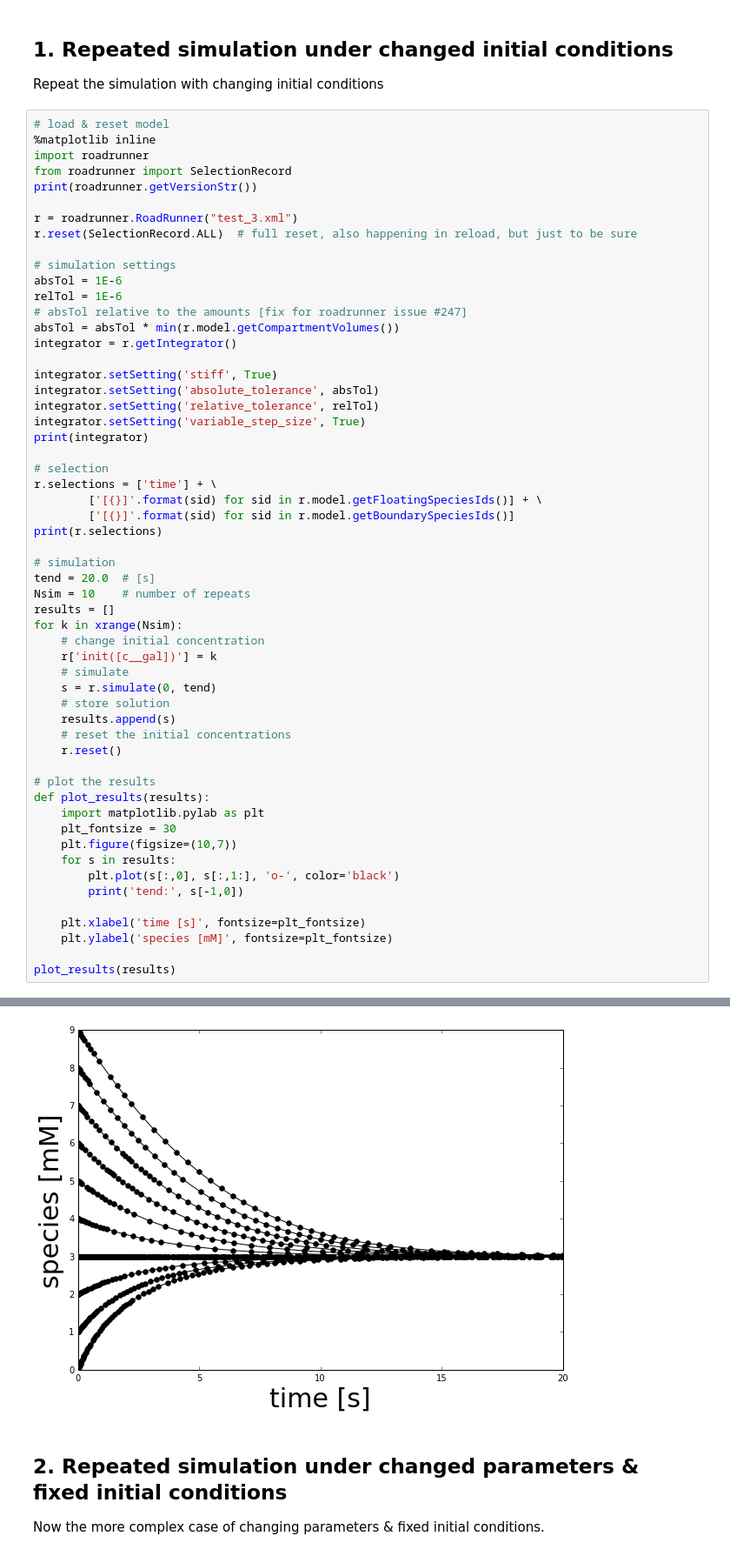
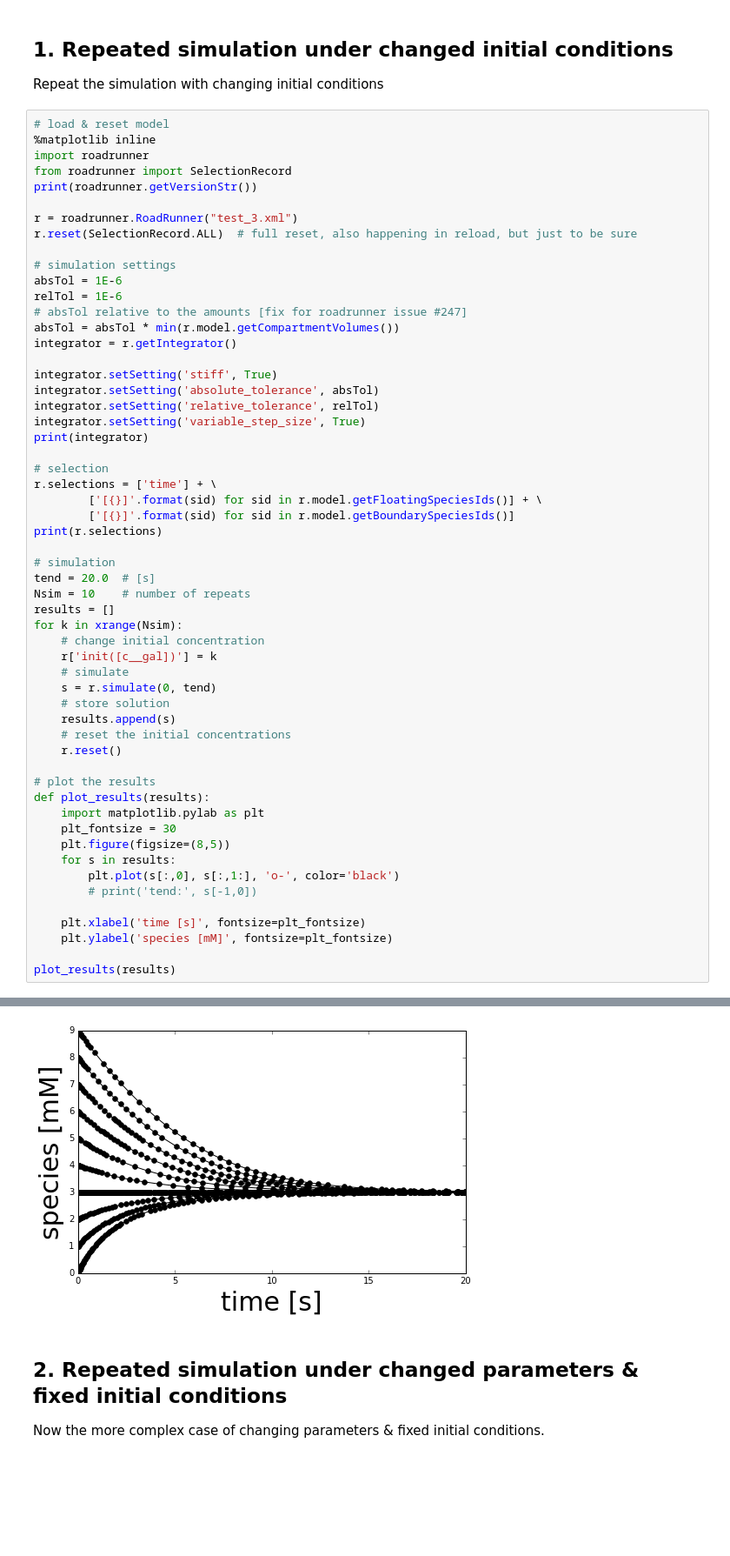
Before and after one commit to jingyayeah/multiscale-galactose, a Jupyter notebook: python/multiscalepy/multiscale/examples/notebook/test_simulation_strategies.ipynb, the cells around one changed output, grey strips where cells are left out. Shown at 87% size. Saved outputs shown, nothing was run; the diff lists cells and outputs as text; blank space fills up the shorter version.

```diff
--- a/python/multiscalepy/multiscale/examples/notebook/test_simulation_strategies.ipynb
+++ b/python/multiscalepy/multiscale/examples/notebook/test_simulation_strategies.ipynb
@@ -210,10 +210,10 @@ for k in xrange(Nsim):
 def plot_results(results):
     import matplotlib.pylab as plt
     plt_fontsize = 30
-    plt.figure(figsize=(10,7))
+    plt.figure(figsize=(8,5))
     for s in results:
         plt.plot(s[:,0], s[:,1:], 'o-', color='black')
-        print('tend:', s[-1,0])
+        # print('tend:', s[-1,0])
 
     plt.xlabel('time [s]', fontsize=plt_fontsize)
     plt.ylabel('species [mM]', fontsize=plt_fontsize)
@@ -240,4 +239,4 @@ tend: 20.0
-[figure, old version]
+[figure, new version]
 # %% [markdown]
 ## 2. Repeated simulation under changed parameters & fixed initial conditions
 Now the more complex case of changing parameters & fixed initial conditions.
```
Also changed, not shown: parts of 8 cells of this notebook, 6 other files.
